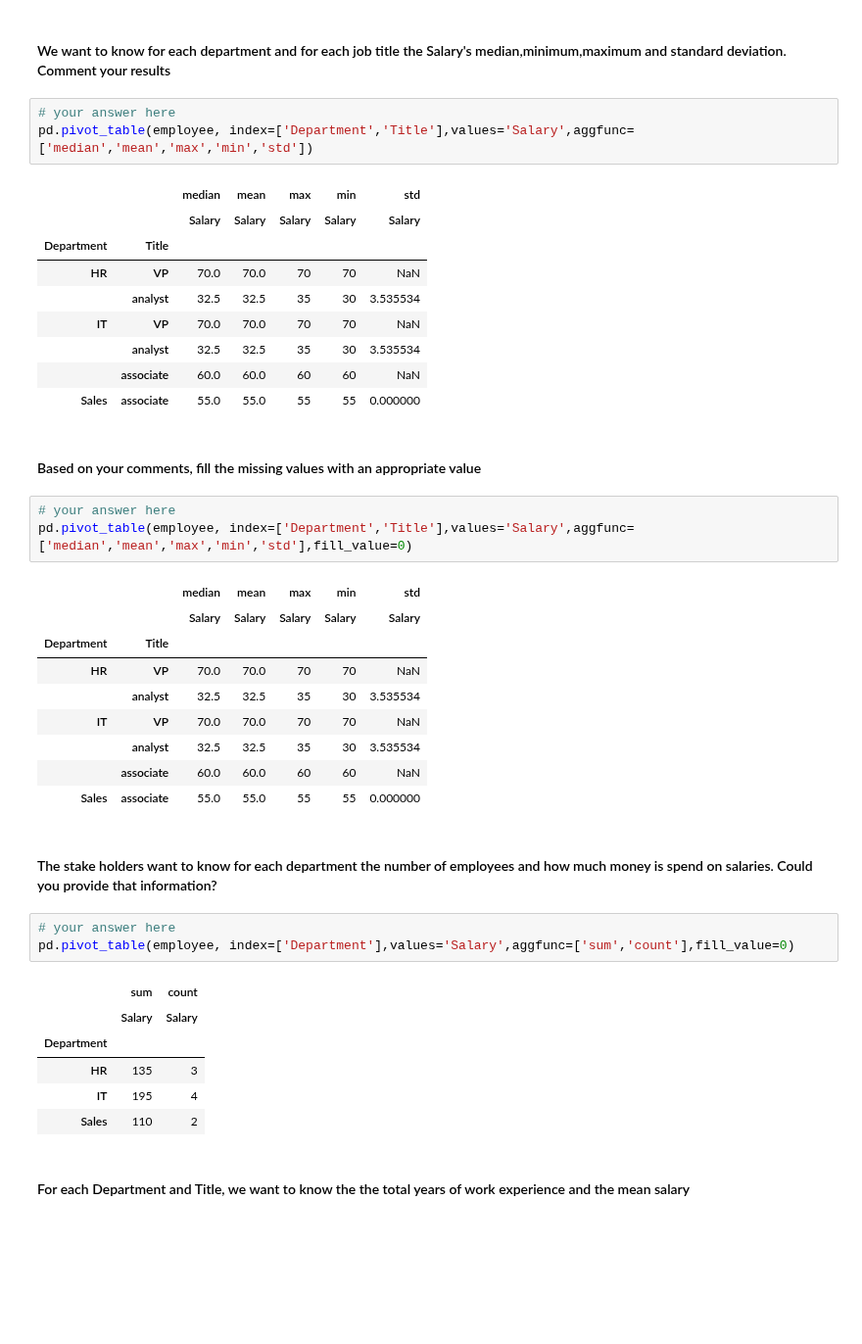
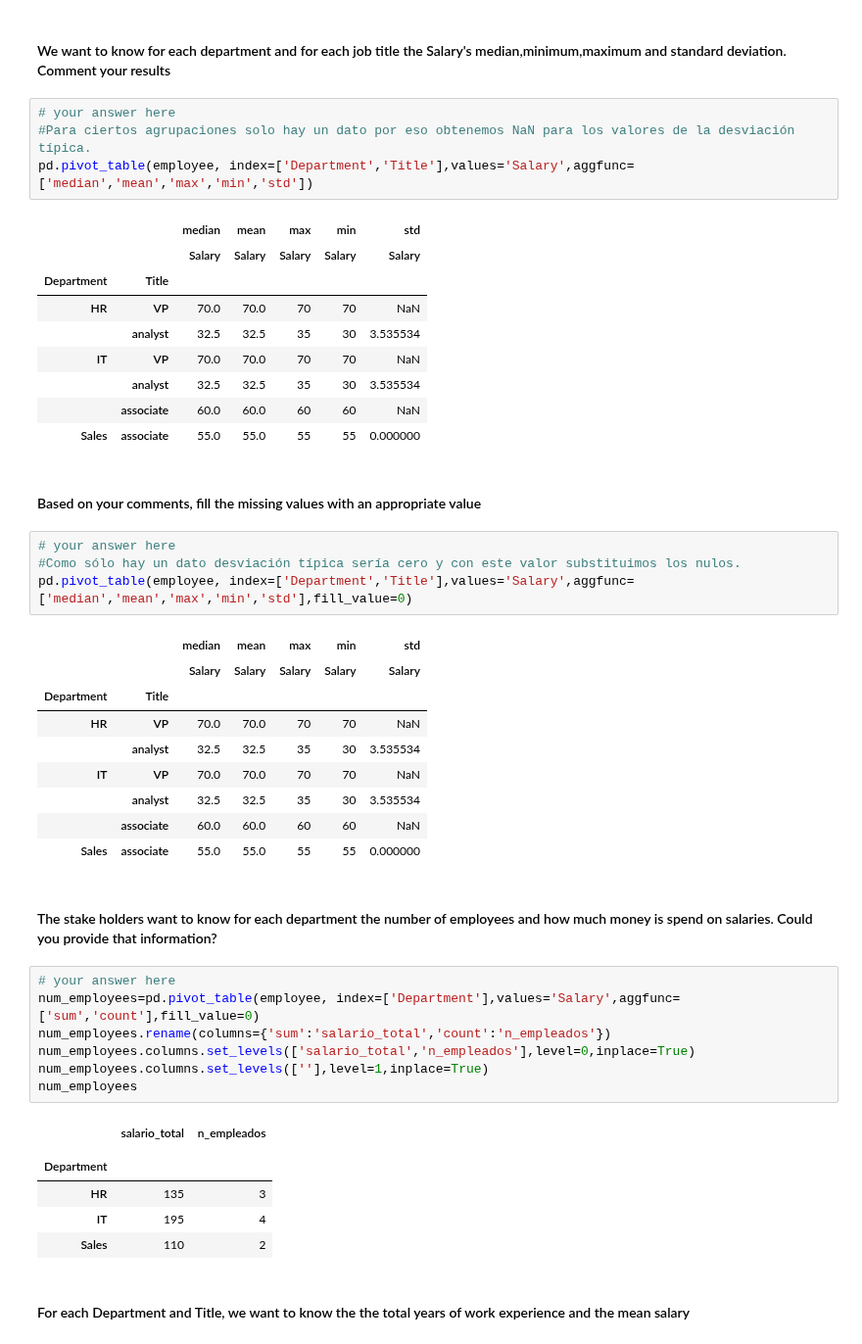
Before and after one commit to fuentebermudez/data-labs, a Jupyter notebook: module-2/lab-pivot-table-and-correlation/your_code/main.ipynb, the cells around one changed output. Shown at 98% size. Cells and saved outputs as stored; diff of their text form; blank space fills up the shorter version.

```diff
--- a/module-2/lab-pivot-table-and-correlation/your_code/main.ipynb
+++ b/module-2/lab-pivot-table-and-correlation/your_code/main.ipynb
@@ -97,6 +97,7 @@ pd.pivot_table(employee, index=['Department','Title'],values=['Salary','Name'],a
 #### We want to know for each department and for each job title the Salary's median,minimum,maximum and standard deviation. Comment your results
 # %%
 # your answer here
+#Para ciertos agrupaciones solo hay un dato por eso obtenemos NaN para los valores de la desviación típica.
 pd.pivot_table(employee, index=['Department','Title'],values='Salary',aggfunc=['median','mean','max','min','std'])
 # %% [output]
 |  |  | median | mean | max | min | std |
@@ -112,6 +113,7 @@ pd.pivot_table(employee, index=['Department','Title'],values='Salary',aggfunc=['
 #### Based on your comments, fill the missing values with an appropriate value
 # %%
 # your answer here
+#Como sólo hay un dato desviación típica sería cero y con este valor substituimos los nulos.
 pd.pivot_table(employee, index=['Department','Title'],values='Salary',aggfunc=['median','mean','max','min','std'],fill_value=0)
 # %% [output]
 |  |  | median | mean | max | min | std |
@@ -127,10 +129,14 @@ pd.pivot_table(employee, index=['Department','Title'],values='Salary',aggfunc=['
 #### The stake holders want to know for each department the number of employees and how much money is spend on salaries. Could you provide that information?
 # %%
 # your answer here
-pd.pivot_table(employee, index=['Department'],values='Salary',aggfunc=['sum','count'],fill_value=0)
+num_employees=pd.pivot_table(employee, index=['Department'],values='Salary',aggfunc=['sum','count'],fill_value=0)
+num_employees.rename(columns={'sum':'salario_total','count':'n_empleados'})
+num_employees.columns.set_levels(['salario_total','n_empleados'],level=0,inplace=True)
+num_employees.columns.set_levels([''],level=1,inplace=True)
+num_employees
 # %% [output]
-|  | sum | count |
-|  | Salary | Salary |
+|  | salario_total | n_empleados |
+|  |  |  |
 | Department |  |  |
 | HR | 135 | 3 |
 | IT | 195 | 4 |
```
Also changed, not shown: parts of 8 cells of this notebook.
